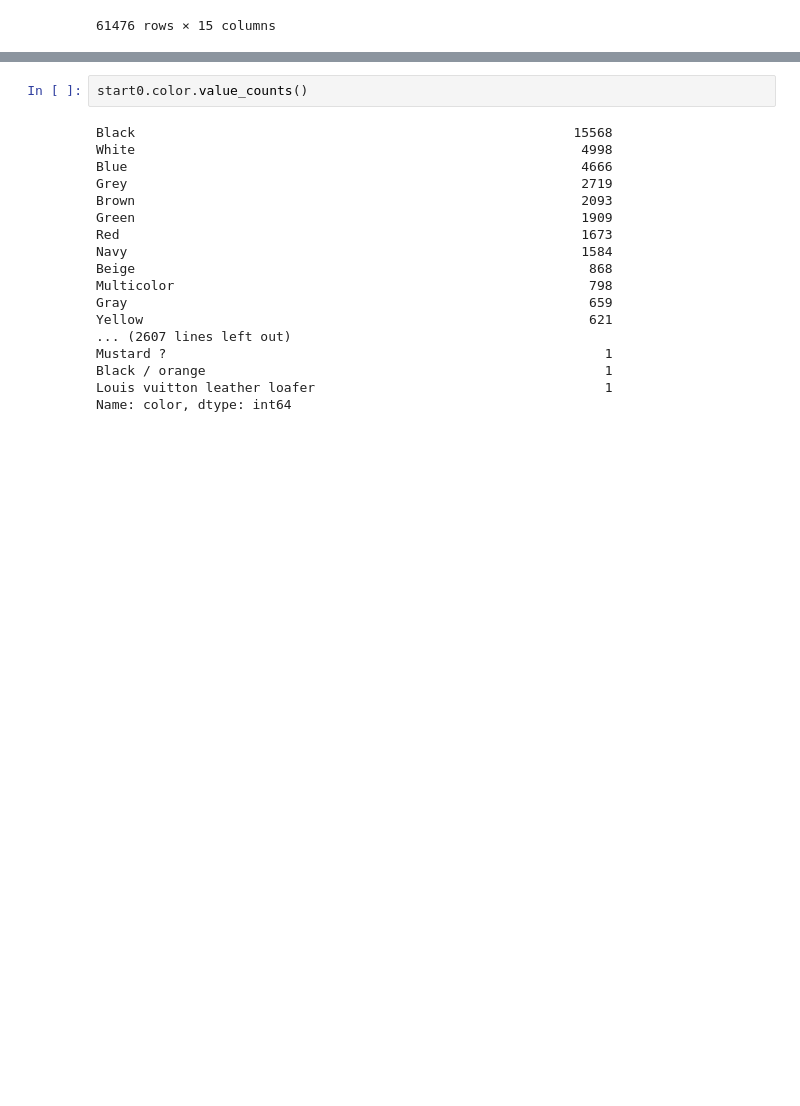
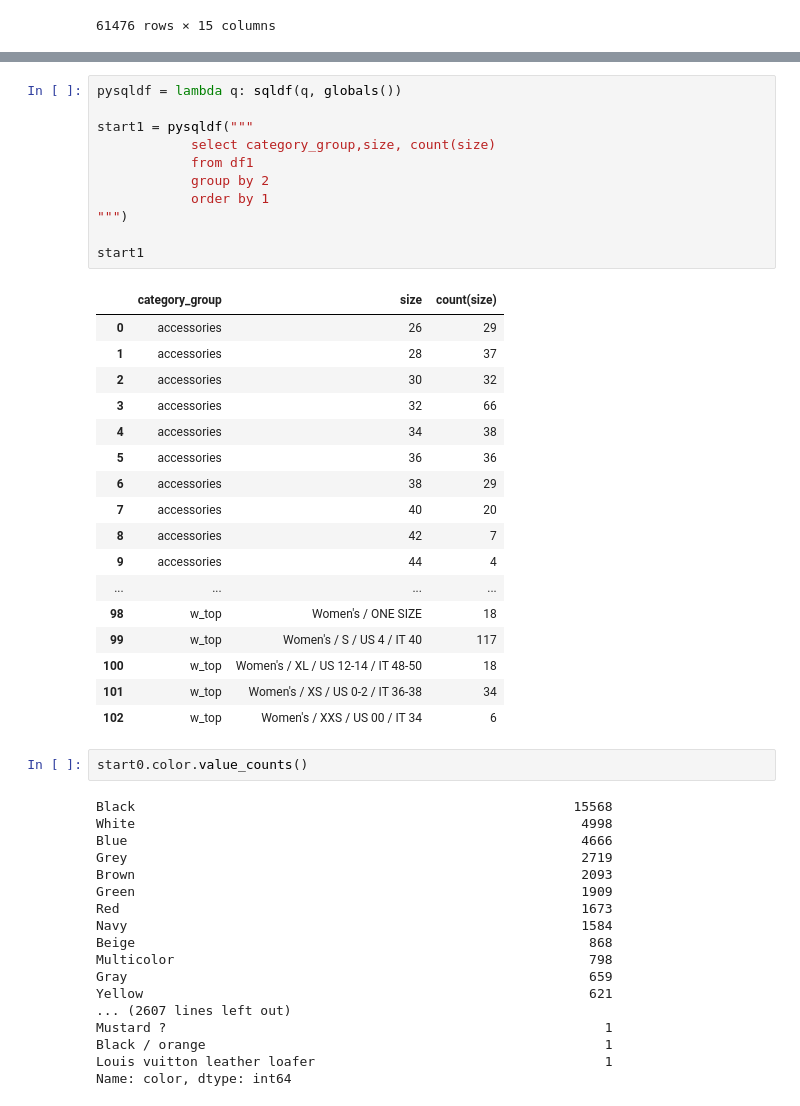
Before and after one commit to HongkiuKurt/vintage_clothing_project_2023, a Jupyter notebook: data_cleaning.ipynb, the cells around one changed output, grey strips where cells are left out. Drawn from its saved outputs; the diff is of its cells as text; blank space fills up the shorter version.

```diff
--- a/data_cleaning.ipynb
+++ b/data_cleaning.ipynb
@@ -139,3 +200,32 @@ Name: categories, dtype: int64
+# %%
+pysqldf = lambda q: sqldf(q, globals())
+
+start1 = pysqldf("""
+            select category_group,size, count(size)
+            from df1
+            group by 2
+            order by 1
+""")
+
+start1
+# %% [output]
+|  | category_group | size | count(size) |
+| 0 | accessories | 26 | 29 |
+| 1 | accessories | 28 | 37 |
+| 2 | accessories | 30 | 32 |
+| 3 | accessories | 32 | 66 |
+| 4 | accessories | 34 | 38 |
+| 5 | accessories | 36 | 36 |
+| 6 | accessories | 38 | 29 |
+| 7 | accessories | 40 | 20 |
+| 8 | accessories | 42 | 7 |
+| 9 | accessories | 44 | 4 |
+| ... | ... | ... | ... |
+| 98 | w_top | Women's / ONE SIZE | 18 |
+| 99 | w_top | Women's / S / US 4 / IT 40 | 117 |
+| 100 | w_top | Women's / XL / US 12-14 / IT 48-50 | 18 |
+| 101 | w_top | Women's / XS / US 0-2 / IT 36-38 | 34 |
+| 102 | w_top | Women's / XXS / US 00 / IT 34 | 6 |
 # %%
 start0.color.value_counts()
 # %% [output]
```
Also changed, not shown: parts of 11 cells of this notebook.
